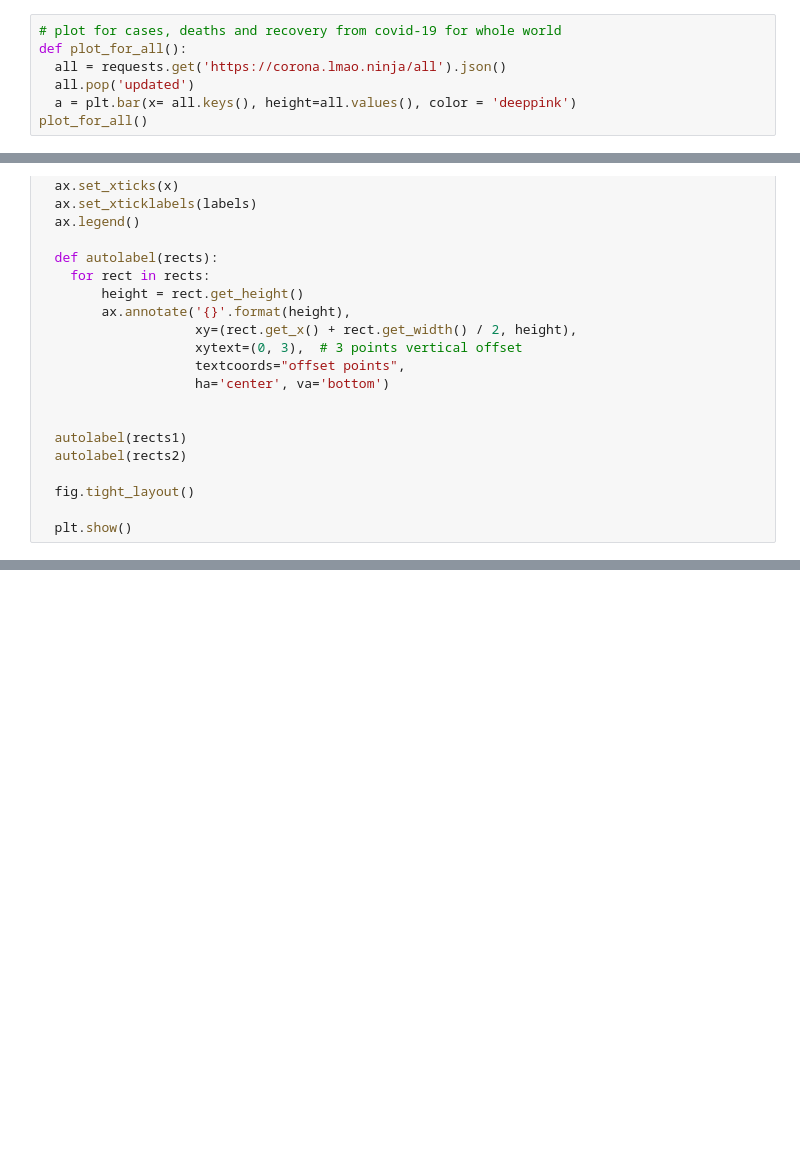
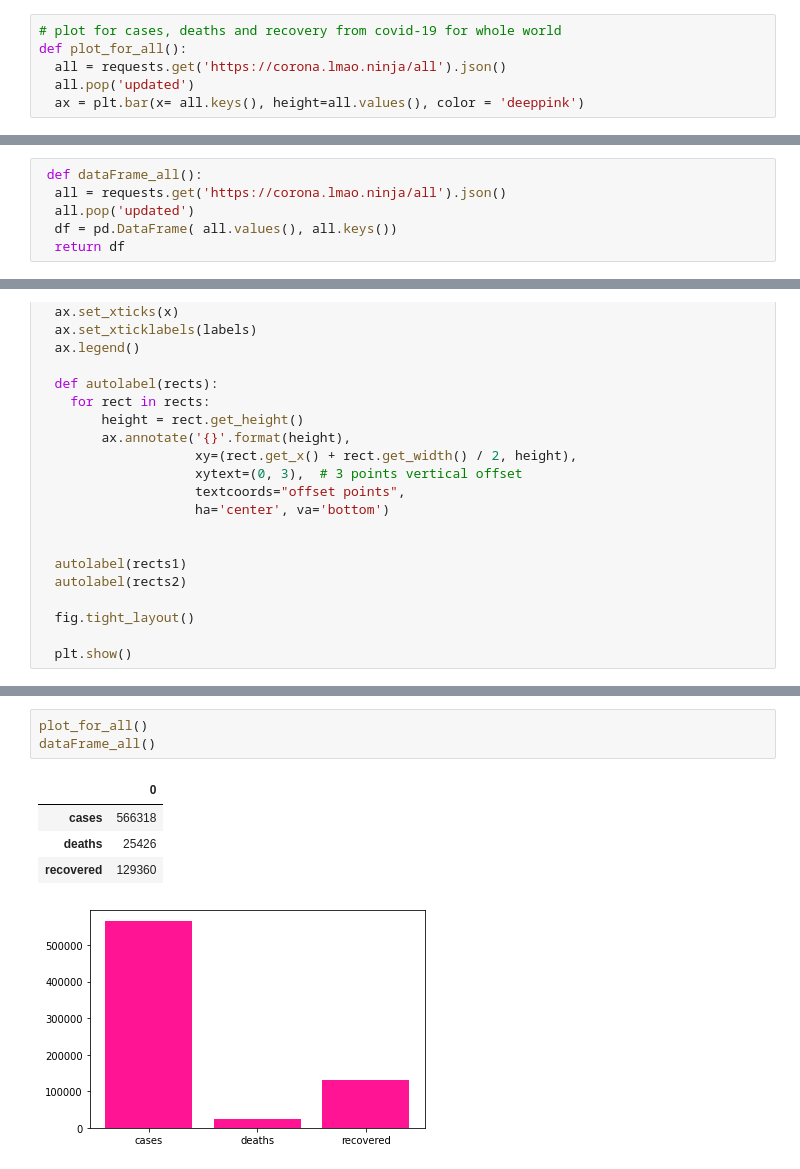
Before and after one commit to ewelinafiuk/project-coronascience, a Jupyter notebook: projekt_KoronaScience.ipynb, the cells around one changed output, grey strips where cells are left out. Drawn from its saved outputs; the diff is of its cells as text; blank space fills up the shorter version.

```diff
--- a/projekt_KoronaScience.ipynb
+++ b/projekt_KoronaScience.ipynb
@@ -15,5 +21,4 @@ import requests
 def plot_for_all():
   all = requests.get('https://corona.lmao.ninja/all').json()
   all.pop('updated')
-  a = plt.bar(x= all.keys(), height=all.values(), color = 'deeppink')
-plot_for_all()
+  ax = plt.bar(x= all.keys(), height=all.values(), color = 'deeppink')
@@ -22 +25,7 @@ plot_for_all()
+# %%
+ def dataFrame_all():
+  all = requests.get('https://corona.lmao.ninja/all').json()
+  all.pop('updated')
+  df = pd.DataFrame( all.values(), all.keys())
+  return df
 # %%
@@ -166,0 +214,9 @@ comaparasion_in_time('italy', 'usa')
+# %%
+plot_for_all()
+dataFrame_all()
+# %% [output]
+|  | 0 |
+| cases | 566318 |
+| deaths | 25426 |
+| recovered | 129360 |
+[figure, added]
```
Also changed, not shown: parts of 30 cells of this notebook.
